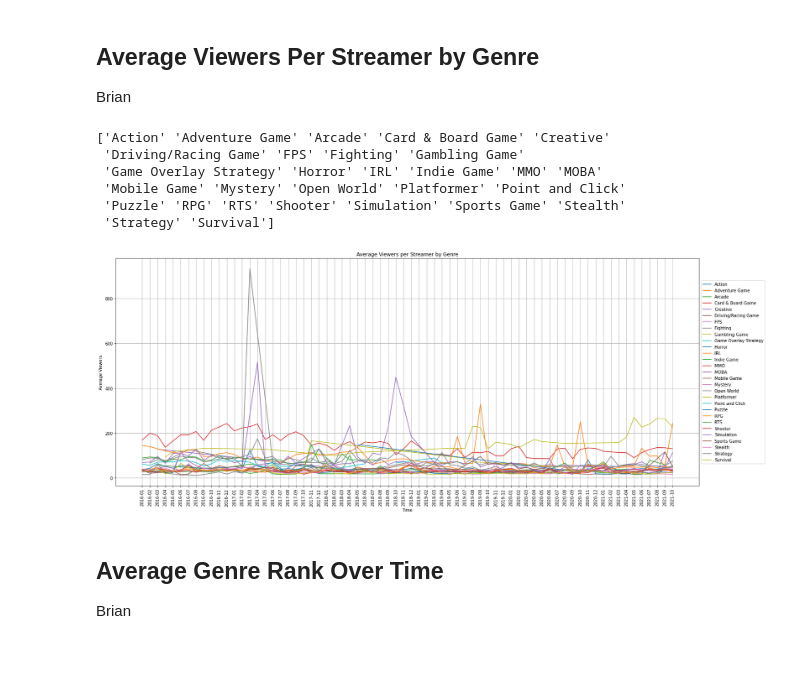
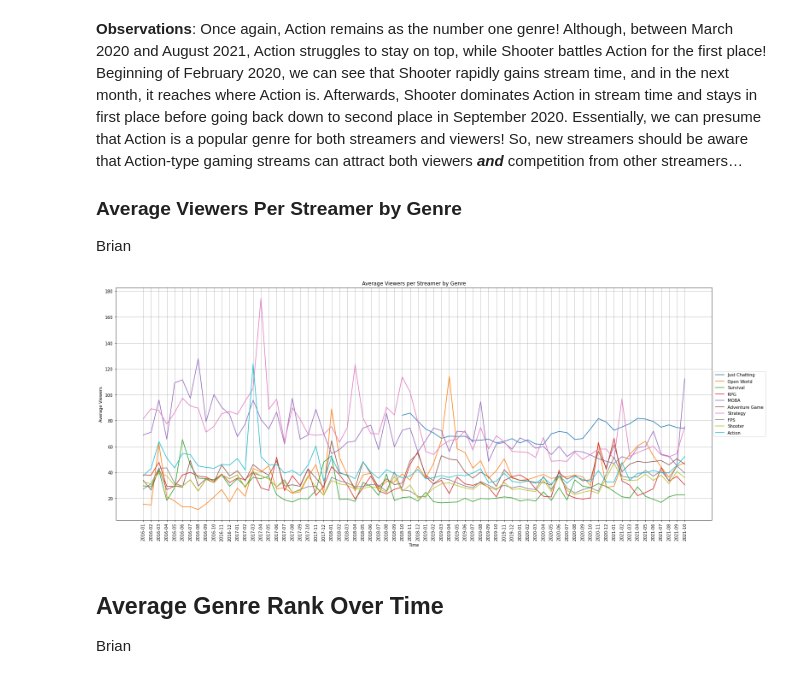
Before and after one commit to 99atran/twitch_game_trends_2016_to_2021, a Jupyter notebook: tutorial.ipynb, the cells around one changed output. Drawn from its saved outputs; the diff is of its cells as text; code cells hidden in the pictures.

Commit message:
Integrated stuff again. Added more description

```diff
--- a/tutorial.ipynb
+++ b/tutorial.ipynb
@@ -66,6 +111,9 @@ data = data.sort_values(by=['Month', 'Year'], ignore_index=True)
     # Remove missing values
 data.dropna(inplace=True)
 
+    # Date Dataframe for plots
+dates_df = pd.DataFrame({'Date': np.sort(data['Date'].unique())})
+
 data.head()
 # %% [output]
 Unicode characters found:  [nan '<U+00E9>']
@@ -96,7 +160,9 @@ for i, r in g_data.iterrows():
 fig, ax = plt.subplots()
 genre_y = np.arange(len(genre_counts.keys()))
 genre_labels = list(genre_counts.keys())
-ax.barh(genre_y, genre_counts.values(), align='center')
+
+genre_c, genre_labels = zip(*sorted(zip(genre_counts.values(), genre_labels), reverse=True))
+ax.barh(genre_y, genre_c, align='center')
 ax.set_yticks(genre_y)
 ax.set_yticklabels(genre_labels)
 ax.invert_yaxis()
@@ -105,7 +171,7 @@ ax.set_ylabel('Genres')
 ax.set_title('Top 20 Twitch Games Across Jan 2016 to Oct 2021: Number of Distinct Games Per Genre')
 fig.set_size_inches(10, 10)
 
-for i, v in enumerate(genre_counts.values()):
+for i, v in enumerate(genre_c):
     ax.text(v + .5, i + .2, str(v))
 
 plt.show()
@@ -188,59 +267,31 @@ plt.grid()
-# %% [markdown]
-## Average Viewers Per Streamer by Genre
-
-Brian
+# %% [markdown]
+**Observations**: Once again, Action remains as the number one genre! Although, between March 2020 and August 2021, Action struggles to stay on top, while Shooter battles Action for the first place! Beginning of February 2020, we can see that Shooter rapidly gains stream time, and in the next month, it reaches where Action is. Afterwards, Shooter dominates Action in stream time and stays in first place before going back down to second place in September 2020. Essentially, we can presume that Action is a popular genre for both streamers and viewers! So, new streamers should be aware that Action-type gaming streams can attract both viewers ***and*** competition from other streamers…
+
+### Average Viewers Per Streamer by Genre
+
+Brian
 # %%
-genres_uniq = np.unique(','.join(data["Genre"]).split(','))
-print(np.sort(genres_uniq))
-
-# games_uniq = np.flip(data["Game"].unique())
-# x_stack = np.arange(2016, 2021, 1/12)
-# y_stack = {}
-
-# for game in games_uniq:
-#     y_stack[game] = []
-
-# for year in range(2016, 2021):
-#     for month in range(1,13):
-#         month_20 = data.loc[(data["Month"] == month) & (data["Year"] == year)]
-#         hours_watched_by_month = monthly_df.loc[(monthly_df["Month"] == month) & (monthly_df["year"] == year)]["Hours_watched"].values[0]
-
-#         for game in games_uniq:
-#             if game in month_20["Game"].values:
-#                 y_stack[game].append(month_20.loc[month_20["Game"] == game]["Hours_watched"].values[0] / hours_watched_by_month * 100)
-#             else:
-#                 y_stack[game].append(0)
-
-# y_stack = np.array([y_stack[i] for i in y_stack.keys()])
-# print(len(games_uniq))
-
-# plt.stackplot(x_stack, y_stack, labels=games_uniq)
-
 plt.figure(figsize=(25, 10))
-for genre in genres_uniq:
+for genre in top_10_genres:
     data_by_genre = data.loc[data["Genre"].str.contains(genre)]
     grouped = data_by_genre.groupby(["Date"])["Avg_viewer_ratio"].mean().reset_index()
 
+    view_data = dates_df.merge(grouped, how='left', on='Date')
+
     plt.plot_date(
-        grouped['Date'],
-        grouped['Avg_viewer_ratio'],
+        view_data['Date'],
+        view_data['Avg_viewer_ratio'],
         fmt='-',
         label=genre)
 
 plt.legend(loc='center left', bbox_to_anchor=(1, 0.5))
 plt.xticks(rotation=90)
 plt.title("Average Viewers per Streamer by Genre")
 plt.ylabel("Average Viewers")
 plt.xlabel("Time")
 plt.grid()
 # %% [output]
-['Action' 'Adventure Game' 'Arcade' 'Card & Board Game' 'Creative'
- 'Driving/Racing Game' 'FPS' 'Fighting' 'Gambling Game'
- 'Game Overlay Strategy' 'Horror' 'IRL' 'Indie Game' 'MMO' 'MOBA'
- 'Mobile Game' 'Mystery' 'Open World' 'Platformer' 'Point and Click'
- 'Puzzle' 'RPG' 'RTS' 'Shooter' 'Simulation' 'Sports Game' 'Stealth'
- 'Strategy' 'Survival']
-[figure, old version]
+[figure, new version]
 # %% [markdown]
 ## Average Genre Rank Over Time
 
```
Also changed, not shown: parts of 18 cells of this notebook, 1 other file.
